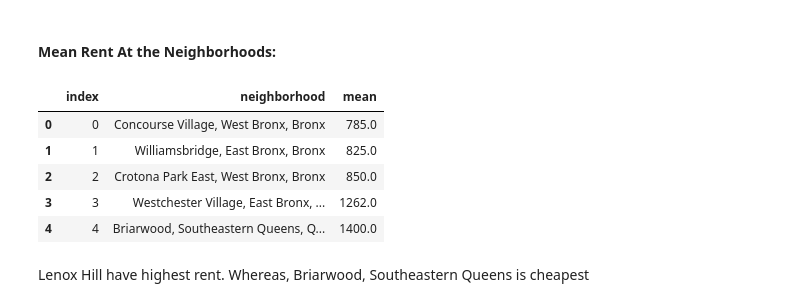
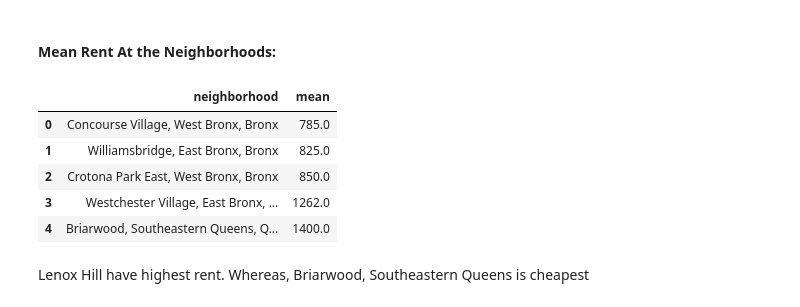
Before and after one commit to DoctorDatah/Apartments-Listings-NYC-Analysis-and-Modeling, a Jupyter notebook: 3-Exploratory-Data-Analysis.ipynb, the cells around one changed output. Drawn from its saved outputs; the diff is of its cells as text; code cells hidden in the pictures.

```diff
--- a/3-Exploratory-Data-Analysis.ipynb
+++ b/3-Exploratory-Data-Analysis.ipynb
@@ -119,15 +124,15 @@ Name: neighborhood, dtype: int64
 # %%
 mean_rents_nhood = listings.groupby('neighborhood')['rent'].mean().to_frame('mean').sort_values(by='mean')
 # %%
-mean_rents_nhood= mean_rents_manhat_nhood.reset_index()
+mean_rents_nhood= mean_rents_nhood.reset_index()
 mean_rents_nhood.head()
 # %% [output]
-|  | index | neighborhood | mean |
-| 0 | 0 | Concourse Village, West Bronx, Bronx | 785.0 |
-| 1 | 1 | Williamsbridge, East Bronx, Bronx | 825.0 |
-| 2 | 2 | Crotona Park East, West Bronx, Bronx | 850.0 |
-| 3 | 3 | Westchester Village, East Bronx, ... | 1262.0 |
-| 4 | 4 | Briarwood, Southeastern Queens, Q... | 1400.0 |
+|  | neighborhood | mean |
+| 0 | Concourse Village, West Bronx, Bronx | 785.0 |
+| 1 | Williamsbridge, East Bronx, Bronx | 825.0 |
+| 2 | Crotona Park East, West Bronx, Bronx | 850.0 |
+| 3 | Westchester Village, East Bronx, ... | 1262.0 |
+| 4 | Briarwood, Southeastern Queens, Q... | 1400.0 |
 # %% [markdown]
 Lenox Hill have highest rent. Whereas, Briarwood, Southeastern Queens is cheapest
 # %%
```
Also changed, not shown: parts of 5 cells of this notebook, 5 other files.
